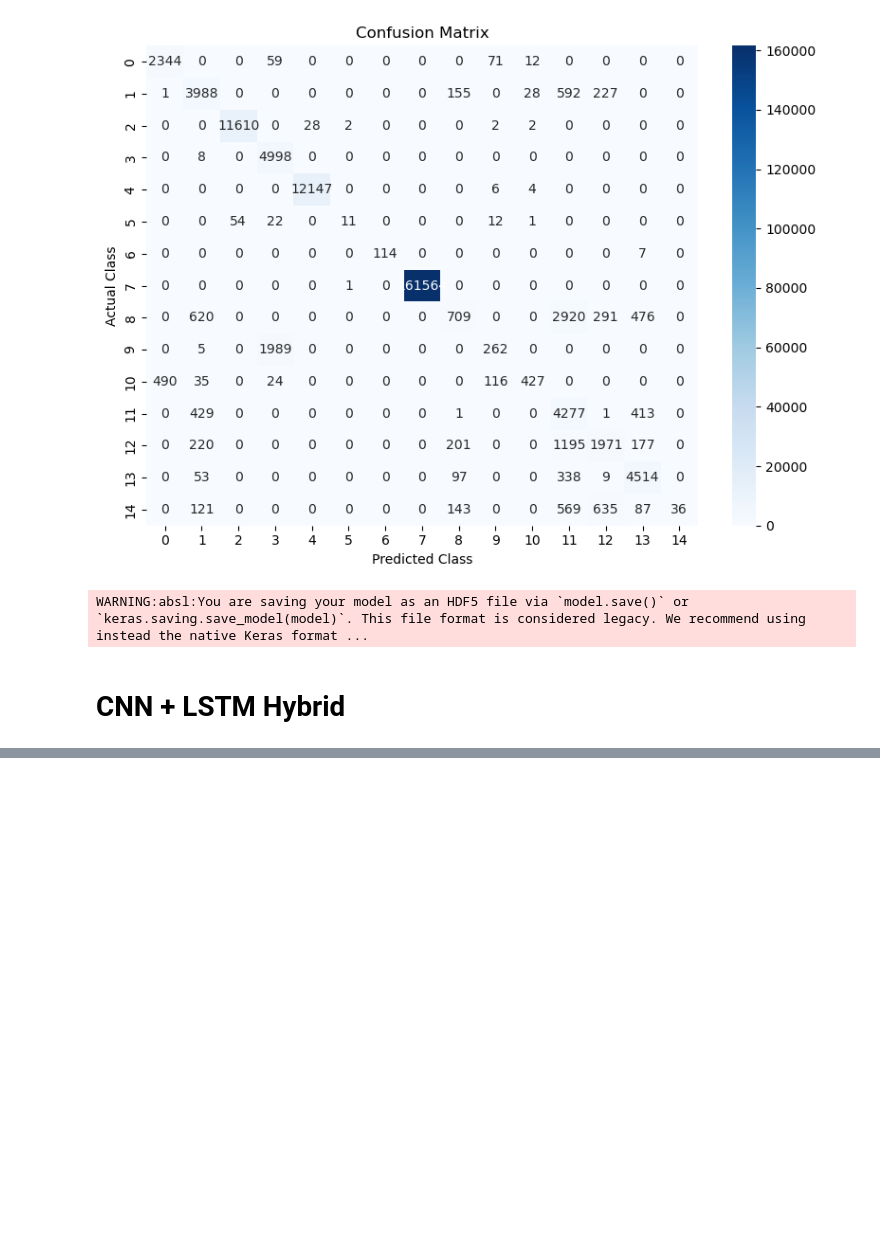
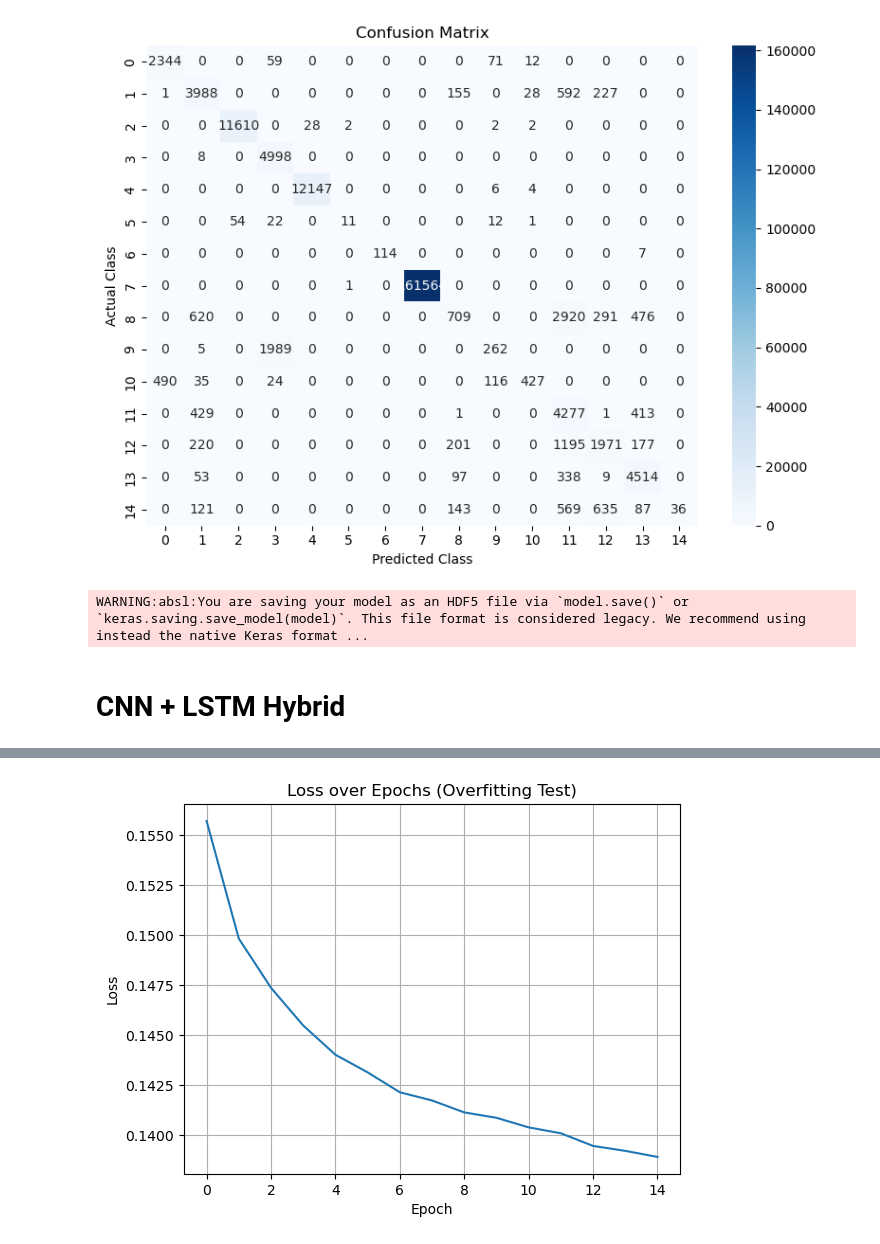
Before and after one commit to afnanaghai4/thesis, a Jupyter notebook: model_training.ipynb, the cells around one changed output, grey strips where cells are left out. Drawn from its saved outputs; the diff is of its cells as text; code cells hidden in the pictures; blank space fills up the shorter version.

Commit message:
new hybrid model added

```diff
--- a/model_training.ipynb
+++ b/model_training.ipynb
@@ -819,7 +819,7 @@ y_train_hybrid = to_categorical(y_train_fnn)
 y_val_hybrid = to_categorical(y_val_fnn)
 y_test_hybrid = to_categorical(y_test_fnn)
 # %%
-num_classes = y_train_lstm.shape[1]
+num_classes = y_train_hybrid.shape[1]
 
 def cnn_lstm_gru_model(input_shape):
     model = Sequential([
@@ -856,11 +878,12 @@ history = model.fit(
     X_train_hybrid,
     y_train_hybrid,
     validation_data=(X_val_hybrid, y_val_hybrid),
-    epochs=3,
+    epochs=15,
     batch_size=32,
-    callbacks=[early_stop],
-    shuffle=True,
-    class_weight=None,
+    verbose = 1
+#     callbacks=[early_stop],
+#     shuffle=True,
+#     class_weight=None,
 )
 # Record the ending time
 train_end_time_hybrid = time.time()
@@ -878,3 +919,14 @@ print(f"Training time: {train_time_hybrid:.2f} seconds")
+# %%
+# ---------- 4. Check loss over time ----------
+
+plt.plot(history.history['loss'])
+plt.title('Loss over Epochs (Overfitting Test)')
+plt.xlabel('Epoch')
+plt.ylabel('Loss')
+plt.grid(True)
+plt.show()
+# %% [output]
+[figure, added]
 # %%
 # Plot the training and validation accuracy over the epochs
 plt.plot(history.history['accuracy'])
```
Also changed, not shown: parts of 12 cells of this notebook, 1 other file.
